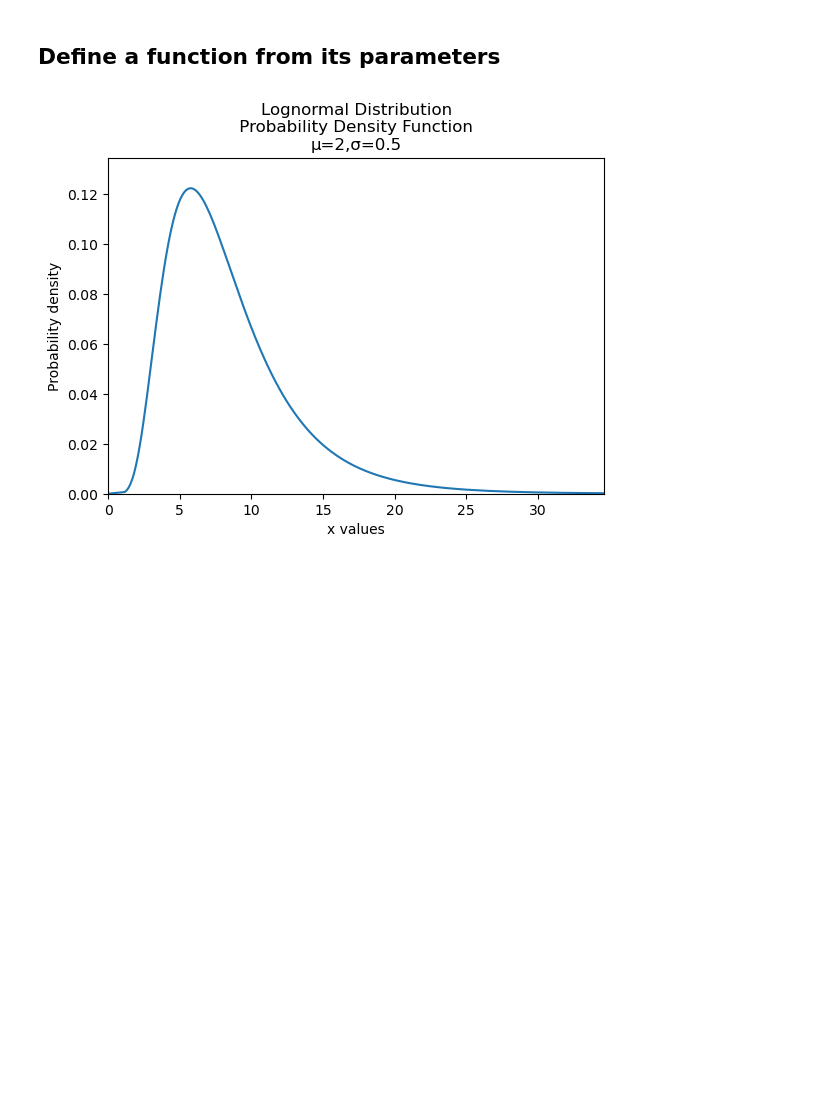
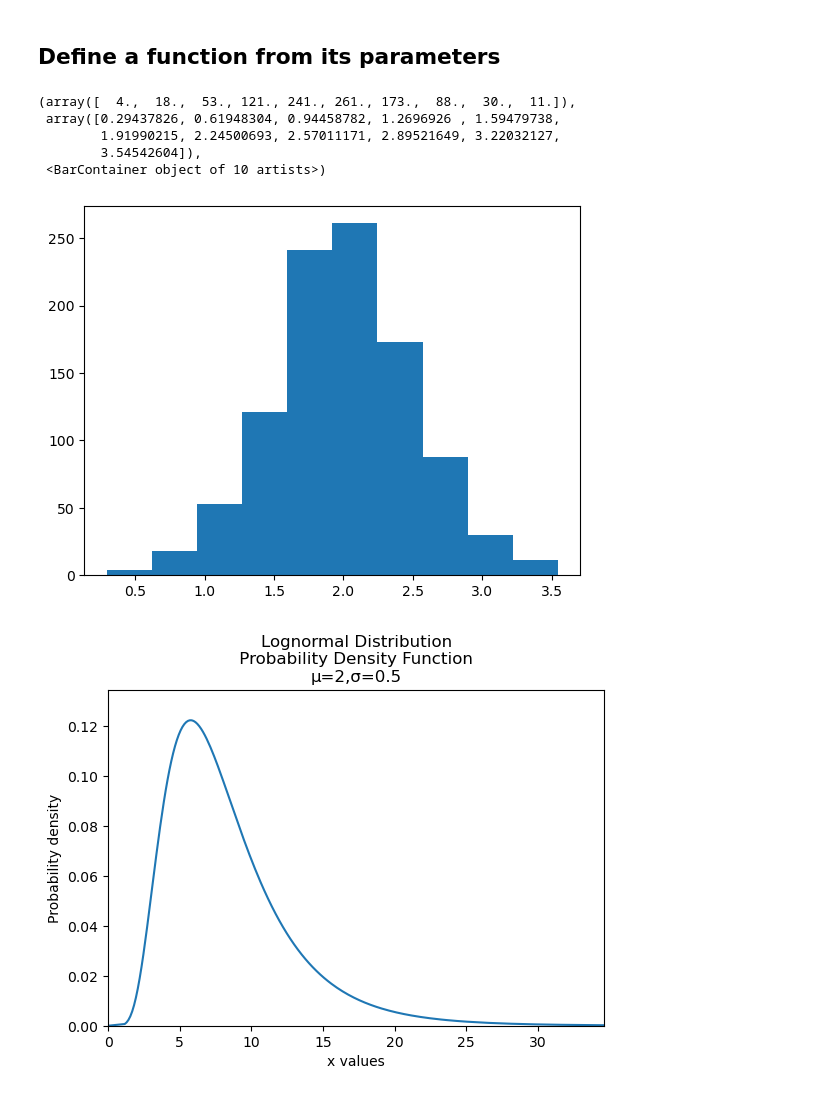
Before and after one commit to lauracagigal/COMIC, a Jupyter notebook: ipynb/02_Distributions/00_Distributions_Reliability.ipynb, the cells around one changed output. Saved outputs shown, nothing was run; the diff lists cells and outputs as text; code cells hidden in the pictures; blank space fills up the shorter version.

```diff
--- a/ipynb/02_Distributions/00_Distributions_Reliability.ipynb
+++ b/ipynb/02_Distributions/00_Distributions_Reliability.ipynb
@@ -15,6 +15,16 @@ from reliability.Fitters import Fit_Everything
 ## Define a function from its parameters
 # %%
 #Lognormal, mu=1 (scale parameter), sigma=0.5 (shape parameter)
+# %%
+random_data = np.random.normal(2, 0.5, 1000)
+plt.hist(random_data)
+# %% [output]
+(array([  4.,  18.,  53., 121., 241., 261., 173.,  88.,  30.,  11.]),
+ array([0.29437826, 0.61948304, 0.94458782, 1.2696926 , 1.59479738,
+        1.91990215, 2.24500693, 2.57011171, 2.89521649, 3.22032127,
+        3.54542604]),
+ <BarContainer object of 10 artists>)
+[figure, added]
 # %%
 mu = 2
 sigma = 0.5
```
Also changed, not shown: parts of 17 cells of this notebook, 7 other files.
